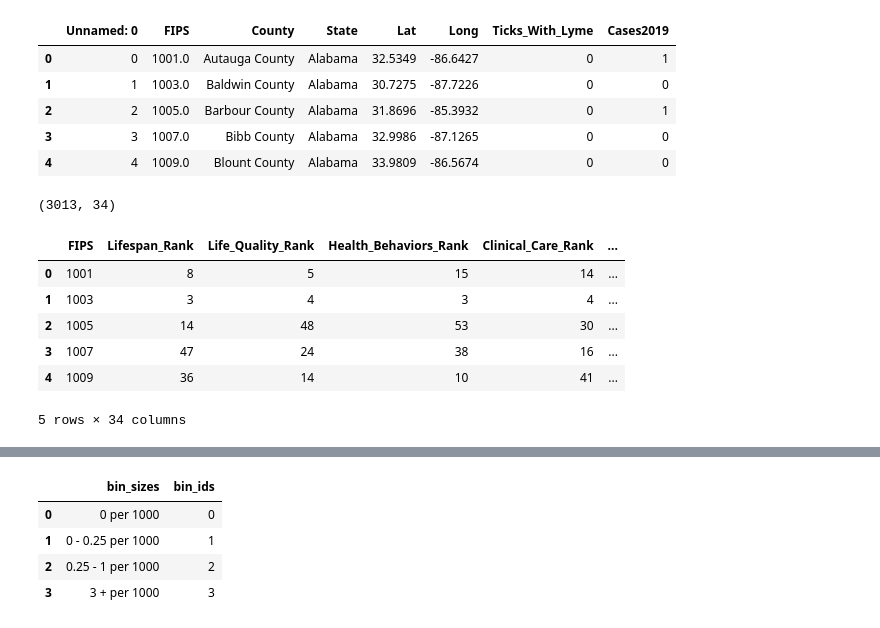
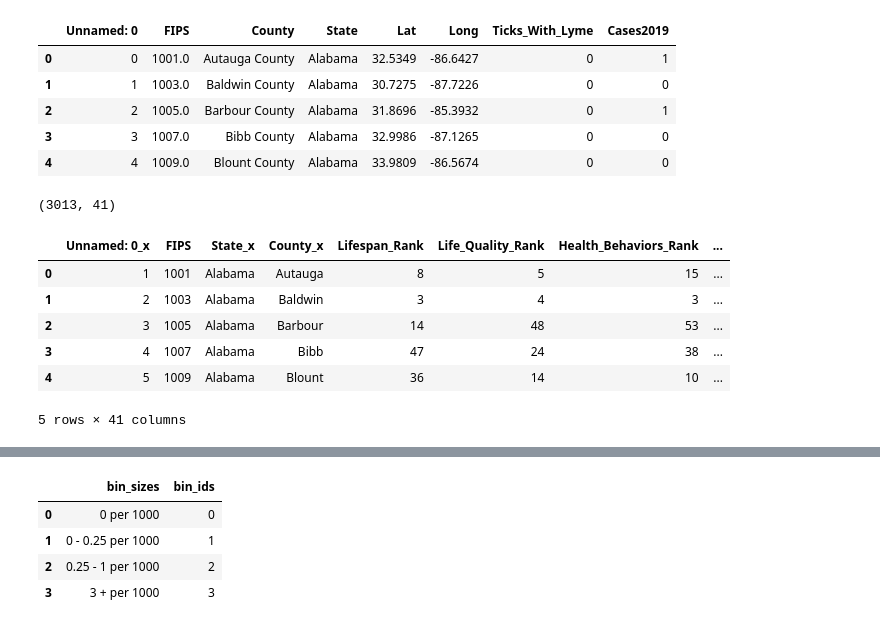
Before and after one commit to Tsoggy/Lyme_Disease, a Jupyter notebook: Resources/Notebooks/Lyme_ML_model.ipynb, the cells around one changed output, grey strips where cells are left out. Drawn from its saved outputs; the diff is of its cells as text; code cells hidden in the pictures.

```diff
--- a/Resources/Notebooks/Lyme_ML_model.ipynb
+++ b/Resources/Notebooks/Lyme_ML_model.ipynb
@@ -89,5 +63,3 @@ Deaths(Count) has 0 nulls
-# %%
-df_merged = df_merged.drop(columns=['Unnamed: 0','County_y','State_y','State_x','County_x'])
 # %%
 df_merged['Income($)'] = df_merged['Income($)'].str.replace('$', '')
 df_merged['Income($)'] = df_merged['Income($)'].astype('float') / 100
@@ -126,18 +78,17 @@ df3.head()
 | 4 | 4 | 1009.0 | Blount County | Alabama | 33.9809 | -86.5674 | 0 | 0 |
 # %%
 mldf = df_merged.merge(df3, on='FIPS')
-mldf = mldf.drop(columns=['Cases2019','Unnamed: 0'])
 print(mldf.shape)
 mldf.head()
 # %% [output]
-(3013, 34)
+(3013, 41)
-|  | FIPS | Lifespan_Rank | Life_Quality_Rank | Health_Behaviors_Rank | Clinical_Care_Rank | ... |
-| 0 | 1001 | 8 | 5 | 15 | 14 | ... |
-| 1 | 1003 | 3 | 4 | 3 | 4 | ... |
-| 2 | 1005 | 14 | 48 | 53 | 30 | ... |
-| 3 | 1007 | 47 | 24 | 38 | 16 | ... |
-| 4 | 1009 | 36 | 14 | 10 | 41 | ... |
+|  | Unnamed: 0_x | FIPS | State_x | County_x | Lifespan_Rank | Life_Quality_Rank | Health_Behaviors_Rank | ... |
+| 0 | 1 | 1001 | Alabama | Autauga | 8 | 5 | 15 | ... |
+| 1 | 2 | 1003 | Alabama | Baldwin | 3 | 4 | 3 | ... |
+| 2 | 3 | 1005 | Alabama | Barbour | 14 | 48 | 53 | ... |
+| 3 | 4 | 1007 | Alabama | Bibb | 47 | 24 | 38 | ... |
+| 4 | 5 | 1009 | Alabama | Blount | 36 | 14 | 10 | ... |
-5 rows × 34 columns
+5 rows × 41 columns
 # %%
 # Check for null values
 for col in mldf:
```
Also changed, not shown: parts of 68 cells of this notebook, 10 other files.
